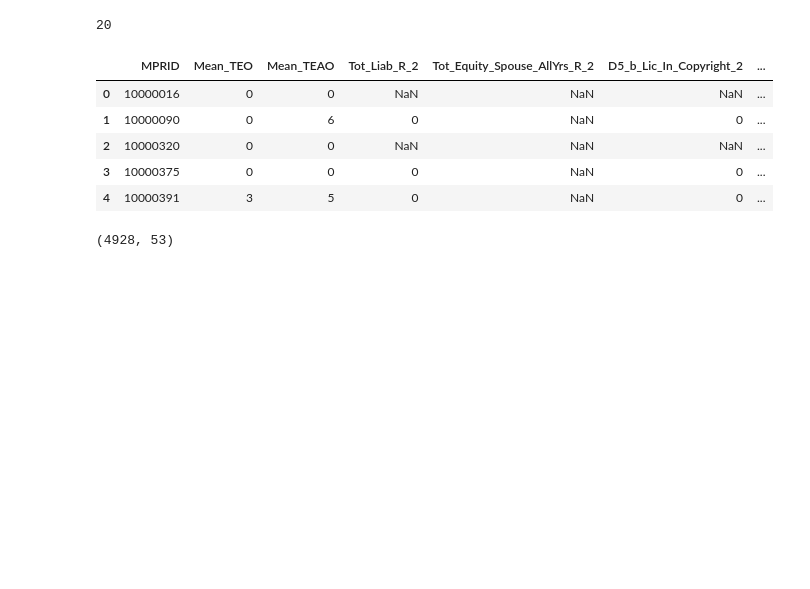
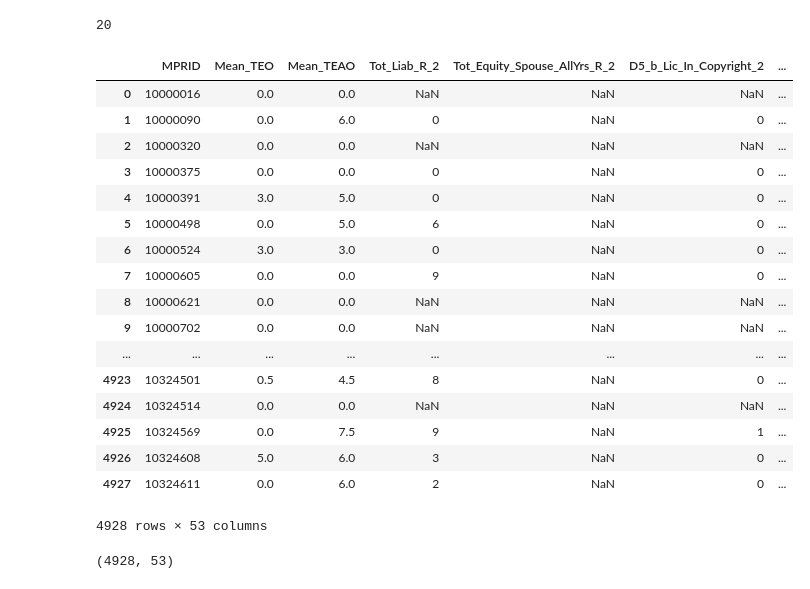
Before and after one commit to mobolaji00/python-projects, a Jupyter notebook: Kauffman.ipynb, the cells around one changed output. Saved outputs shown, nothing was run; the diff lists cells and outputs as text; code cells hidden in the pictures; blank space fills up the shorter version.

```diff
--- a/Kauffman.ipynb
+++ b/Kauffman.ipynb
@@ -122,14 +122,26 @@ data_df_02_rel_col = pd.merge(mean_teo_df, data_df_02_rel_col, on='MPRID')
 data_df_02_teo_and_teao = data_df_02_rel_col.drop(cols_Tot_Equity_AllYrs_Owner_
                                                        +cols_Tot_Equity_Owner_, axis=1)
 # %%
-data_df_02_teo_and_teao.head()
+data_df_02_teo_and_teao
 # %% [output]
 |  | MPRID | Mean_TEO | Mean_TEAO | Tot_Liab_R_2 | Tot_Equity_Spouse_AllYrs_R_2 | D5_b_Lic_In_Copyright_2 | ... |
-| 0 | 10000016 | 0 | 0 | NaN | NaN | NaN | ... |
-| 1 | 10000090 | 0 | 6 | 0 | NaN | 0 | ... |
-| 2 | 10000320 | 0 | 0 | NaN | NaN | NaN | ... |
-| 3 | 10000375 | 0 | 0 | 0 | NaN | 0 | ... |
-| 4 | 10000391 | 3 | 5 | 0 | NaN | 0 | ... |
+| 0 | 10000016 | 0.0 | 0.0 | NaN | NaN | NaN | ... |
+| 1 | 10000090 | 0.0 | 6.0 | 0 | NaN | 0 | ... |
+| 2 | 10000320 | 0.0 | 0.0 | NaN | NaN | NaN | ... |
+| 3 | 10000375 | 0.0 | 0.0 | 0 | NaN | 0 | ... |
+| 4 | 10000391 | 3.0 | 5.0 | 0 | NaN | 0 | ... |
+| 5 | 10000498 | 0.0 | 5.0 | 6 | NaN | 0 | ... |
+| 6 | 10000524 | 3.0 | 3.0 | 0 | NaN | 0 | ... |
+| 7 | 10000605 | 0.0 | 0.0 | 9 | NaN | 0 | ... |
+| 8 | 10000621 | 0.0 | 0.0 | NaN | NaN | NaN | ... |
+| 9 | 10000702 | 0.0 | 0.0 | NaN | NaN | NaN | ... |
+| ... | ... | ... | ... | ... | ... | ... | ... |
+| 4923 | 10324501 | 0.5 | 4.5 | 8 | NaN | 0 | ... |
+| 4924 | 10324514 | 0.0 | 0.0 | NaN | NaN | NaN | ... |
+| 4925 | 10324569 | 0.0 | 7.5 | 9 | NaN | 1 | ... |
+| 4926 | 10324608 | 5.0 | 6.0 | 3 | NaN | 0 | ... |
+| 4927 | 10324611 | 0.0 | 6.0 | 2 | NaN | 0 | ... |
+4928 rows × 53 columns
 # %%
 data_df_02_teo_and_teao.shape
 # %% [output]
```
Also changed, not shown: 2 other files.
